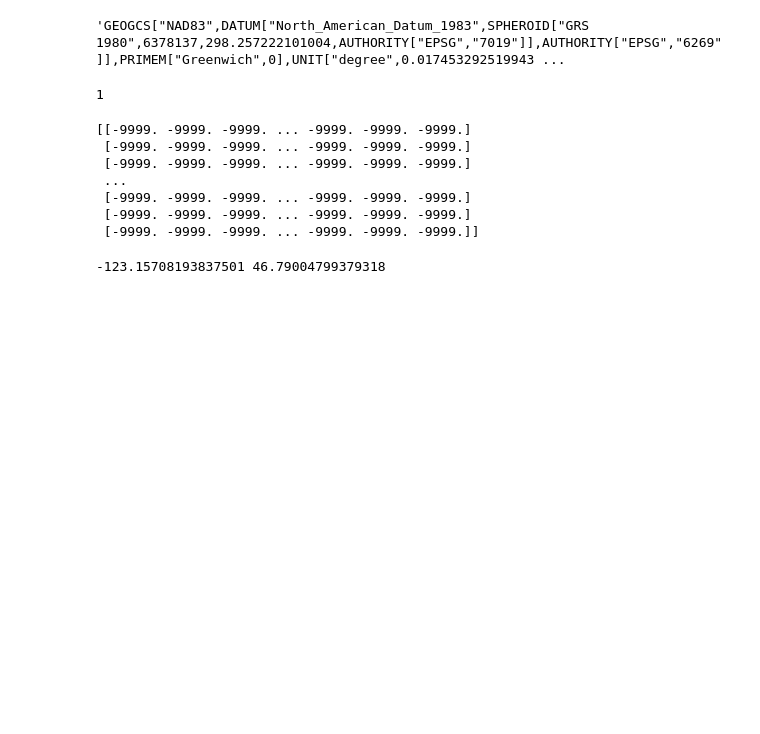
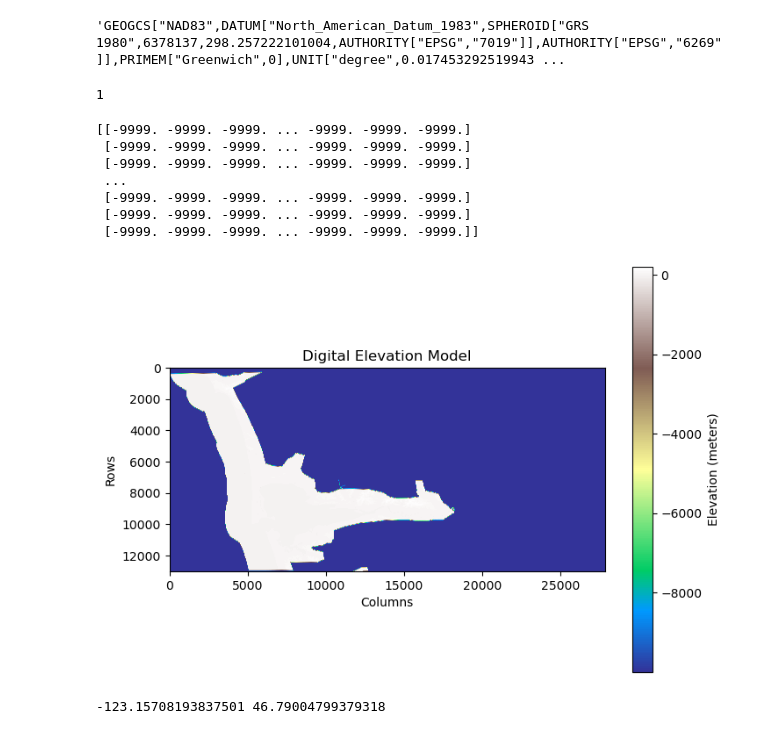
Before and after one commit to JerryLiu-96/Grays_Harbor_Storymap, a Jupyter notebook: assets/slr_method/combine_dem.ipynb, the cells around one changed output. Drawn from its saved outputs; the diff is of its cells as text; code cells hidden in the pictures; blank space fills up the shorter version.

```diff
--- a/assets/slr_method/combine_dem.ipynb
+++ b/assets/slr_method/combine_dem.ipynb
@@ -66,6 +73,16 @@ print(altitude_values)
  [-9999. -9999. -9999. ... -9999. -9999. -9999.]
  [-9999. -9999. -9999. ... -9999. -9999. -9999.]
  [-9999. -9999. -9999. ... -9999. -9999. -9999.]]
+# %%
+plt.figure(figsize=(8, 6))
+plt.imshow(altitude_values, cmap='terrain',vmin=np.nanmin(altitude_values),vmax=np.nanmax(altitude_values))  # Use 'terrain' colormap for elevation
+plt.colorbar(label='Elevation (meters)')
+plt.title('Digital Elevation Model')
+plt.xlabel('Columns')
+plt.ylabel('Rows')
+plt.show()
+# %% [output]
+[figure, added]
 # %%
 #read the dem values of pacific county
 band_pc=elev_array_pc.GetRasterBand(1)
```
Also changed, not shown: parts of 68 cells of this notebook, 2 other files.
